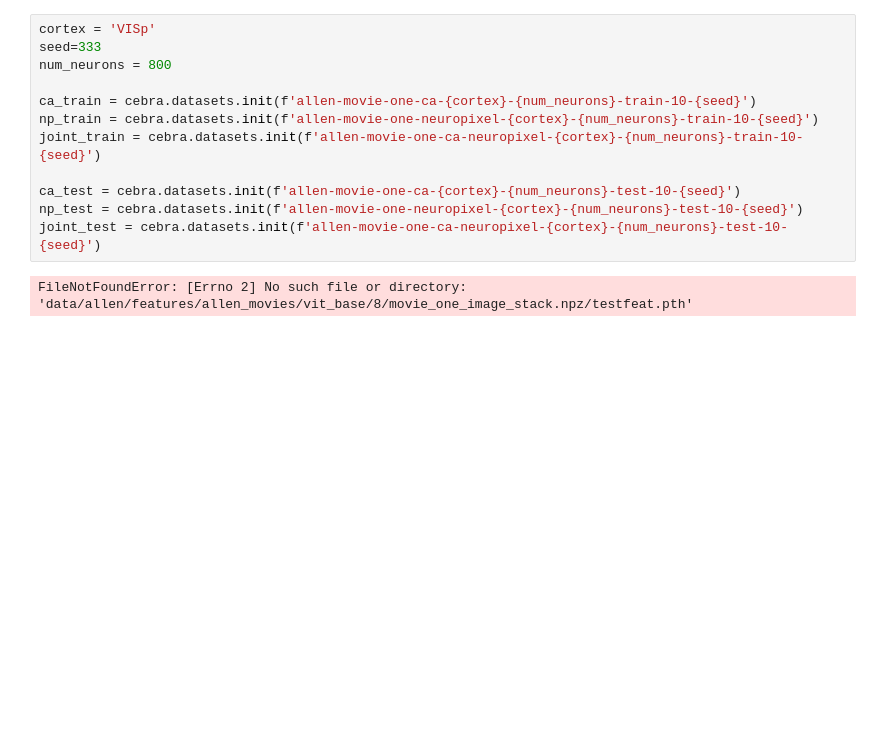
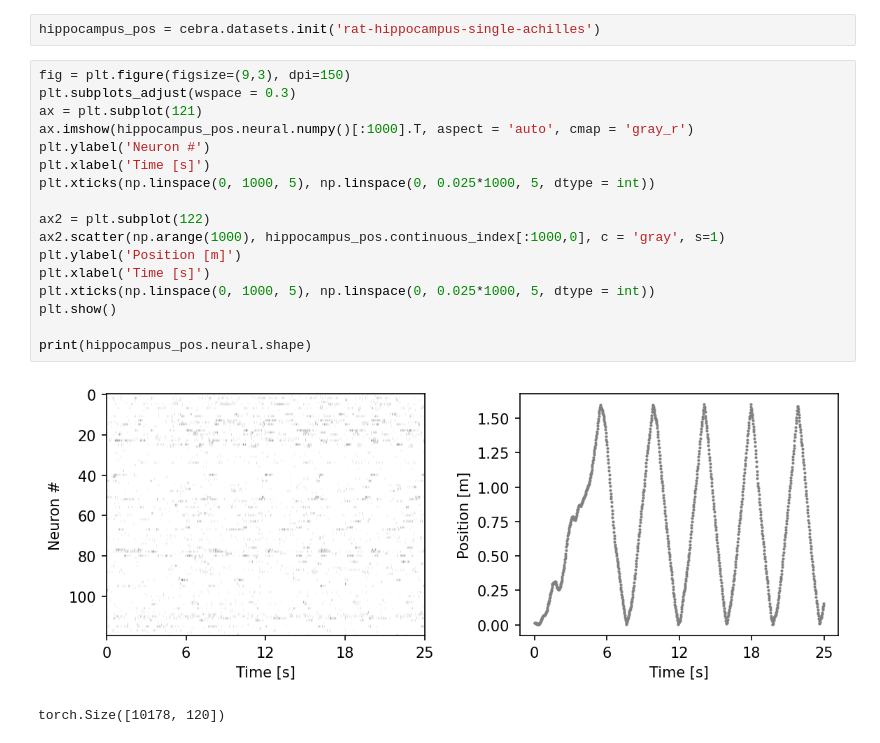
Before and after one commit to lhtPeking/CEBRA, a Jupyter notebook: hippoDemo.ipynb, the cells around one changed output. Cells and saved outputs as stored; diff of their text form; blank space fills up the shorter version.

```diff
--- a/hippoDemo.ipynb
+++ b/hippoDemo.ipynb
@@ -36,14 +13,22 @@ Requirement already satisfied: types-python-dateutil>=2.8.10 in /Users/haotianli
-# %%
-cortex = 'VISp'
-seed=333
-num_neurons = 800
-
-ca_train = cebra.datasets.init(f'allen-movie-one-ca-{cortex}-{num_neurons}-train-10-{seed}')
-np_train = cebra.datasets.init(f'allen-movie-one-neuropixel-{cortex}-{num_neurons}-train-10-{seed}')
-joint_train = cebra.datasets.init(f'allen-movie-one-ca-neuropixel-{cortex}-{num_neurons}-train-10-{seed}')
-
-ca_test = cebra.datasets.init(f'allen-movie-one-ca-{cortex}-{num_neurons}-test-10-{seed}')
-np_test = cebra.datasets.init(f'allen-movie-one-neuropixel-{cortex}-{num_neurons}-test-10-{seed}')
-joint_test = cebra.datasets.init(f'allen-movie-one-ca-neuropixel-{cortex}-{num_neurons}-test-10-{seed}')
-# %% [output]
-FileNotFoundError: [Errno 2] No such file or directory: 'data/allen/features/allen_movies/vit_base/8/movie_one_image_stack.npz/testfeat.pth'
+# %%
+hippocampus_pos = cebra.datasets.init('rat-hippocampus-single-achilles')
+# %%
+fig = plt.figure(figsize=(9,3), dpi=150)
+plt.subplots_adjust(wspace = 0.3)
+ax = plt.subplot(121)
+ax.imshow(hippocampus_pos.neural.numpy()[:1000].T, aspect = 'auto', cmap = 'gray_r')
+plt.ylabel('Neuron #')
+plt.xlabel('Time [s]')
+plt.xticks(np.linspace(0, 1000, 5), np.linspace(0, 0.025*1000, 5, dtype = int))
+
+ax2 = plt.subplot(122)
+ax2.scatter(np.arange(1000), hippocampus_pos.continuous_index[:1000,0], c = 'gray', s=1)
+plt.ylabel('Position [m]')
+plt.xlabel('Time [s]')
+plt.xticks(np.linspace(0, 1000, 5), np.linspace(0, 0.025*1000, 5, dtype = int))
+plt.show()
+
+print(hippocampus_pos.neural.shape)
+# %% [output]
+[figure, added]
+torch.Size([10178, 120])
```
Also changed, not shown: parts of 1 cell of this notebook, 2 other files.
